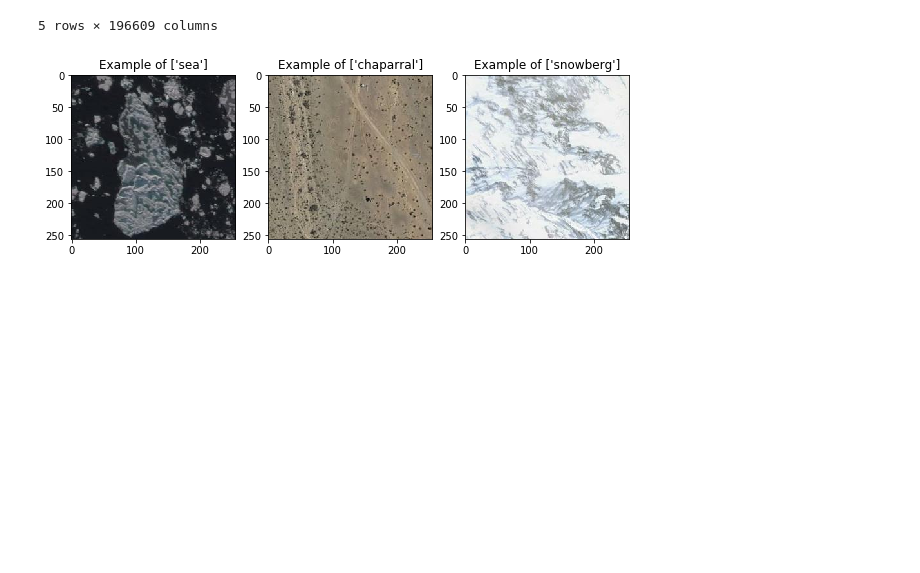
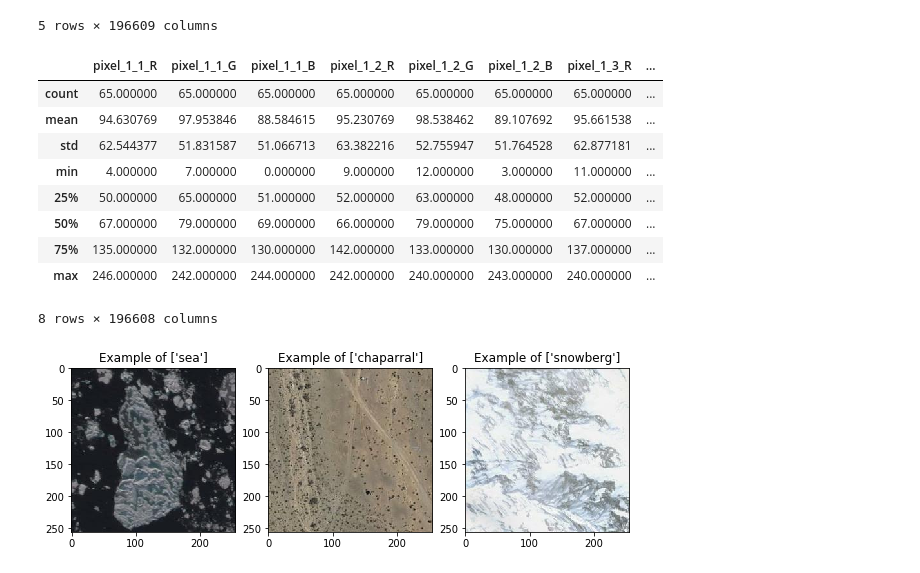
Before and after one commit to ArealTeamM2AIC/Remote-Sensing-Image, a Jupyter notebook: starting_kit/README.ipynb, the cells around one changed output. Cells and saved outputs as stored; diff of their text form; code cells hidden in the pictures; blank space fills up the shorter version.

```diff
--- a/starting_kit/README.ipynb
+++ b/starting_kit/README.ipynb
@@ -80,3 +78,16 @@ data.head()
+# %%
+data.describe()
+# %% [output]
+|  | pixel_1_1_R | pixel_1_1_G | pixel_1_1_B | pixel_1_2_R | pixel_1_2_G | pixel_1_2_B | pixel_1_3_R | ... |
+| count | 65.000000 | 65.000000 | 65.000000 | 65.000000 | 65.000000 | 65.000000 | 65.000000 | ... |
+| mean | 94.630769 | 97.953846 | 88.584615 | 95.230769 | 98.538462 | 89.107692 | 95.661538 | ... |
+| std | 62.544377 | 51.831587 | 51.066713 | 63.382216 | 52.755947 | 51.764528 | 62.877181 | ... |
+| min | 4.000000 | 7.000000 | 0.000000 | 9.000000 | 12.000000 | 3.000000 | 11.000000 | ... |
+| 25% | 50.000000 | 65.000000 | 51.000000 | 52.000000 | 63.000000 | 48.000000 | 52.000000 | ... |
+| 50% | 67.000000 | 79.000000 | 69.000000 | 66.000000 | 79.000000 | 75.000000 | 67.000000 | ... |
+| 75% | 135.000000 | 132.000000 | 130.000000 | 142.000000 | 133.000000 | 130.000000 | 137.000000 | ... |
+| max | 246.000000 | 242.000000 | 244.000000 | 242.000000 | 240.000000 | 243.000000 | 240.000000 | ... |
+8 rows × 196608 columns
 # %%
 import matplotlib.pyplot as plt
 import matplotlib.image as mpimg
```
Also changed, not shown: parts of 10 cells of this notebook, 13 other files.
